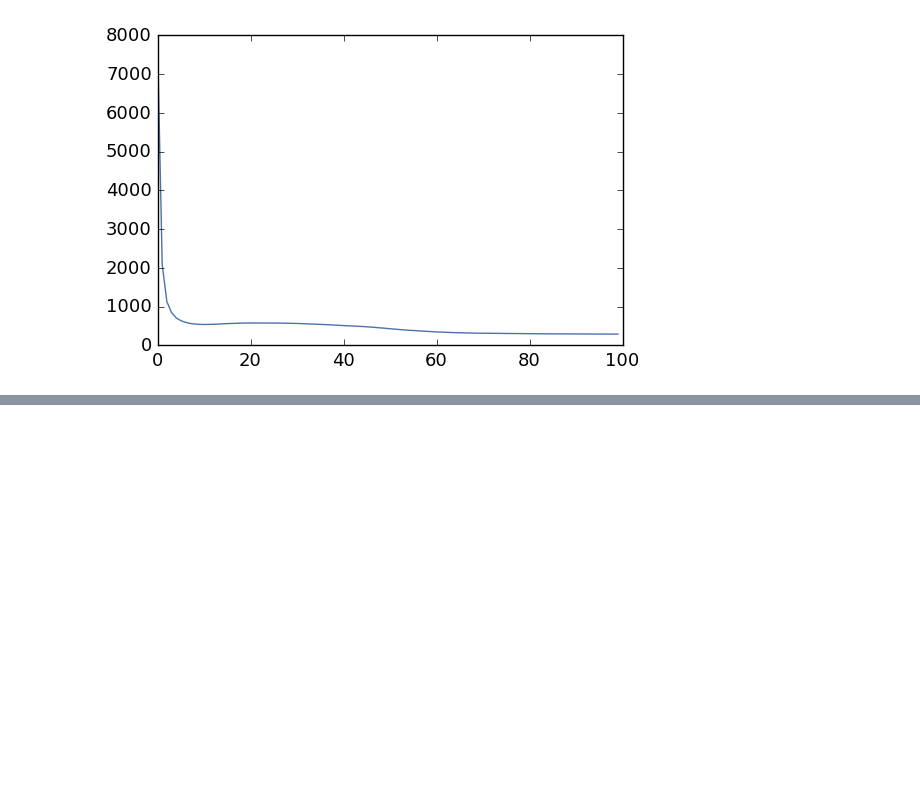
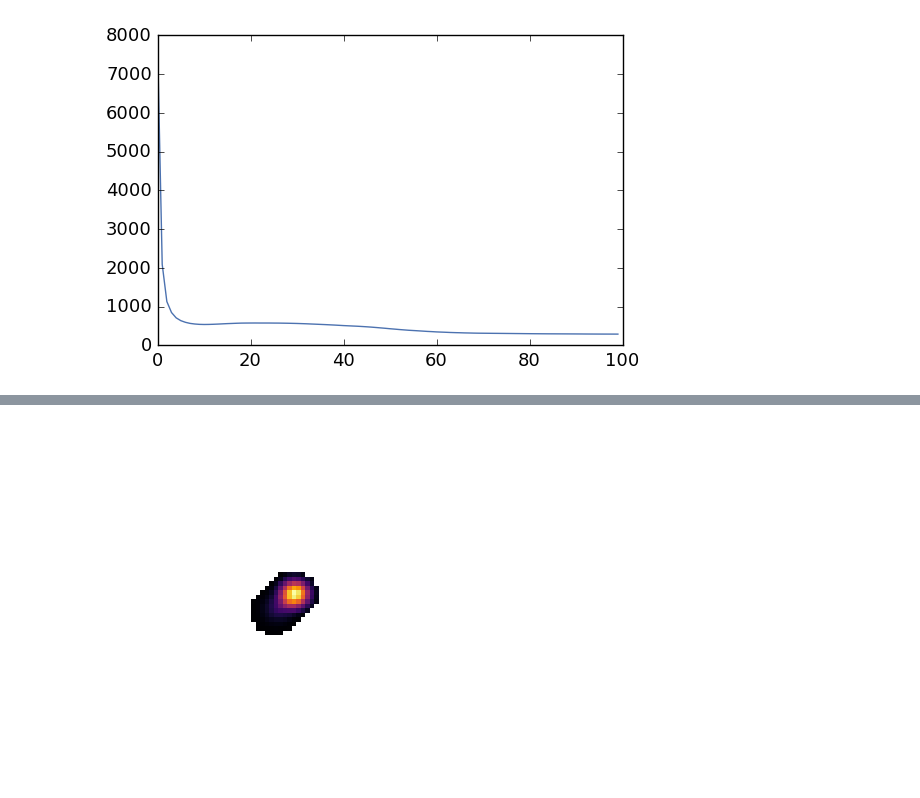
Before and after one commit to lsst/meas_deblender, a Jupyter notebook: examples/testGLM.ipynb, the cells around one changed output, grey strips where cells are left out. Saved outputs shown, nothing was run; the diff lists cells and outputs as text; code cells hidden in the pictures; blank space fills up the shorter version.

```diff
--- a/examples/testGLM.ipynb
+++ b/examples/testGLM.ipynb
@@ -105,0 +142,32 @@ plt.plot(glmm.frobenius[:100])
+# %%
+shape = stest.shape
+px, py = stest.peakCoords[2]
+indices = np.arange(img.size).reshape(shape)
+
+def getPeakSymmetryIndices(shape, px, py):
+    if py<(shape[0]-1)/2.:
+        ymin = 0
+        ymax = 2*py+1
+    elif py>(shape[0]-1)/2.:
+        ymin = 2*py-shape[0]+1
+        ymax = shape[0]
+    else:
+        ymin = 0
+        ymax = shape[0]
+    if px<(shape[1]-1)/2.:
+        xmin = 0
+        xmax = 2*px+1
+    elif px>(shape[1]-1)/2.:
+        xmin = 2*px-shape[1]+1
+        xmax = shape[1]
+    else:
+        xmin = 0
+        xmax = shape[1]
+    idx = indices[ymin:ymax, xmin:xmax]
+    sidx = np.fliplr(np.flipud(patch))
+    return idx, sidx
+
+patch, symmetry = getPeakSymmetryIndices(shape, px, py)
+display.maskPlot(img[np.unravel_index(symmetry, shape)])
+# %% [output]
+[figure, added]
```
Also changed, not shown: parts of 8 cells of this notebook, 1 other file.
